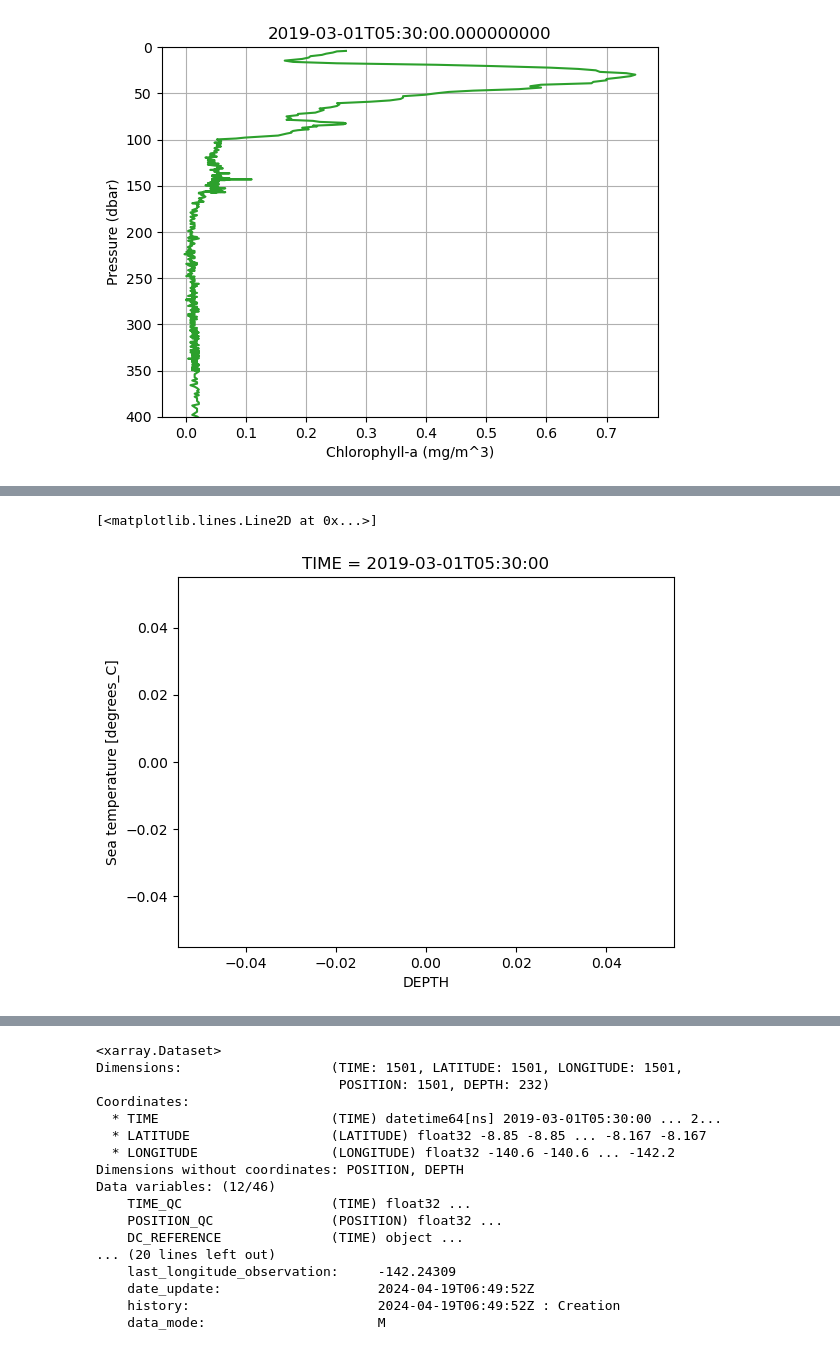
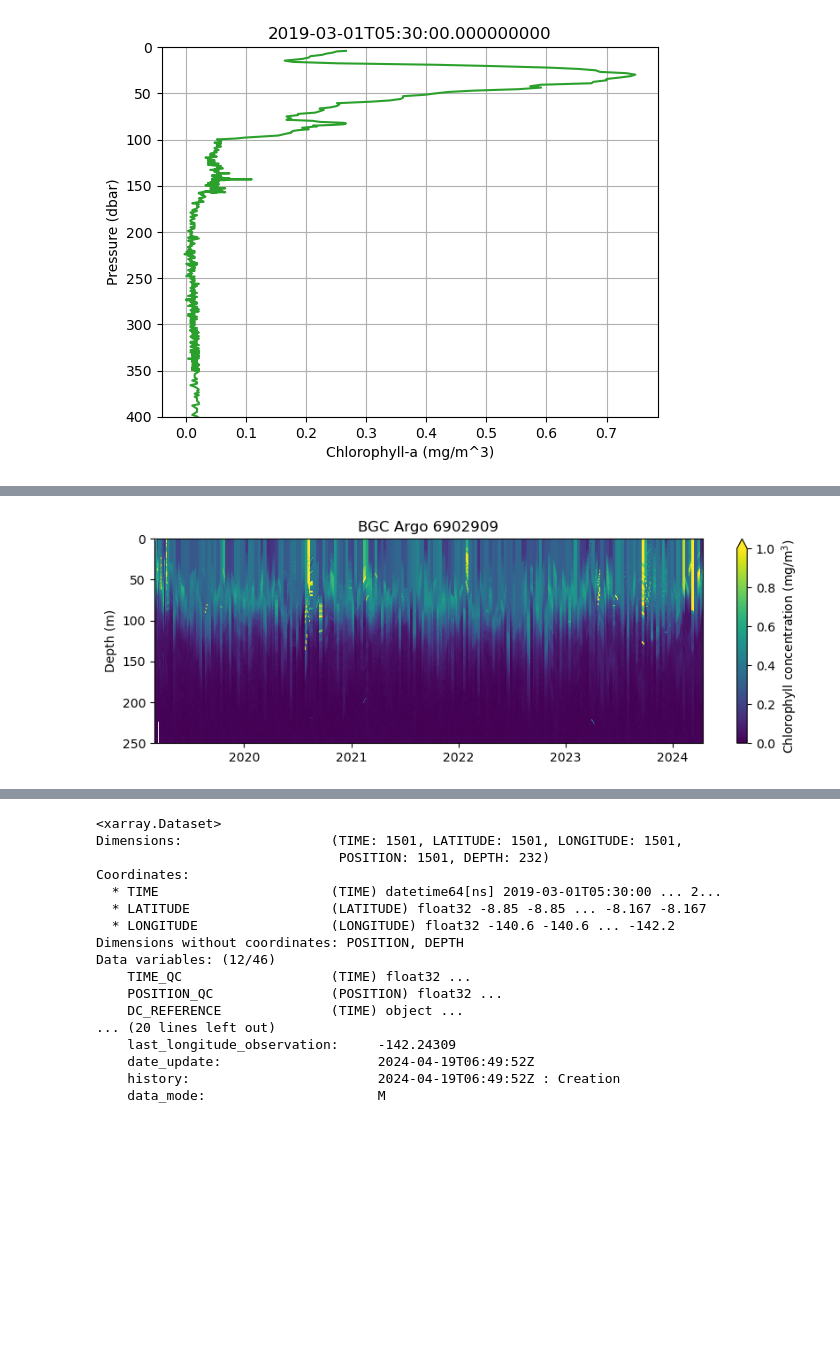
Before and after one commit to ychnli/Stanford-SEA, a Jupyter notebook: bgc_argo_data.ipynb, the cells around one changed output, grey strips where cells are left out. Drawn from its saved outputs; the diff is of its cells as text; code cells hidden in the pictures; blank space fills up the shorter version.

Commit message:
added toyo transects
also revised argo depth variable to real depth instead of index

```diff
--- a/bgc_argo_data.ipynb
+++ b/bgc_argo_data.ipynb
@@ -12,3 +12,0 @@ import xarray as xr
-# %%
-ds = xr.open_dataset('bgc_argo/GL_PR_PF_6902909.nc')
-ds
@@ -36,0 +13,4 @@ plt.plot(ds.LONGITUDE, ds.LATITUDE);
+# %%
+ds_argo = xr.open_dataset('bgc_argo/GL_PR_PF_6902909.nc')
+ds_argo = ds_argo.rename_dims({'DEPTH': 'depth_index'}) # DEPTH variable is not actual depth in meters
+ds_argo
@@ -61,0 +55,13 @@ Data variables: (12/46)
+# %%
+ds_clean = ds_argo.dropna(dim='TIME', how='all', subset=['CPHL_ADJUSTED'])  # there are a lot of only-NaN times we need to drop
+
+# create a boolean array mask for missing chlorophyll data and subset other variables too
+missing_data_mask = np.isnan(ds_argo.CPHL_ADJUSTED).sum(dim='depth_index') != len(ds_argo.depth_index)
+ds_clean['LATITUDE'] = ds_clean.LATITUDE[missing_data_mask.values]
+ds_clean['LONGITUDE'] = ds_clean.LONGITUDE[missing_data_mask.values]
+
+# POSITION is simply an index in the time coordinate so we remove it
+ds_clean = ds_clean.drop_dims('POSITION')
+
+# now, calculate the real depth using gsw
+depth_true = get_depth_from_ds(ds_clean)
@@ -133,5 +86,23 @@ Attributes:
-# %%
-ds_clean.TEMP[0].plot()
-# %% [output]
-[<matplotlib.lines.Line2D at 0x...>]
-[figure, removed]
+# %%
+chlorophyll = ds_clean.CPHL_ADJUSTED
+
+# try make nans to 0 (filler value)
+nan_depths = np.isnan(depth_true).values.flatten()
+depths_flattened = depth_true.values.flatten()
+depths_flattened[nan_depths] = 0
+depths_zero_mask = depths_flattened.reshape(depth_true.shape)
+
+plt.figure(figsize=(10,3))
+plt.pcolormesh(ds_clean.TIME, -depths_zero_mask.T, chlorophyll.values.T,
+                vmin=0, vmax=1)
+plt.ylim(0,250)
+
+# Invert the y-axis
+plt.gca().invert_yaxis()
+plt.title('BGC Argo 6902909')
+plt.ylabel('Depth (m)')
+cbar = plt.colorbar(extend='max')
+cbar.set_label(r'Chlorophyll concentration (mg/m$^3$)')
+plt.savefig('figures/argo_chl_depth_time.jpg', dpi=300, bbox_inches='tight')
+# %% [output]
+[figure, added]
```
Also changed, not shown: parts of 16 cells of this notebook, 4 other files.
